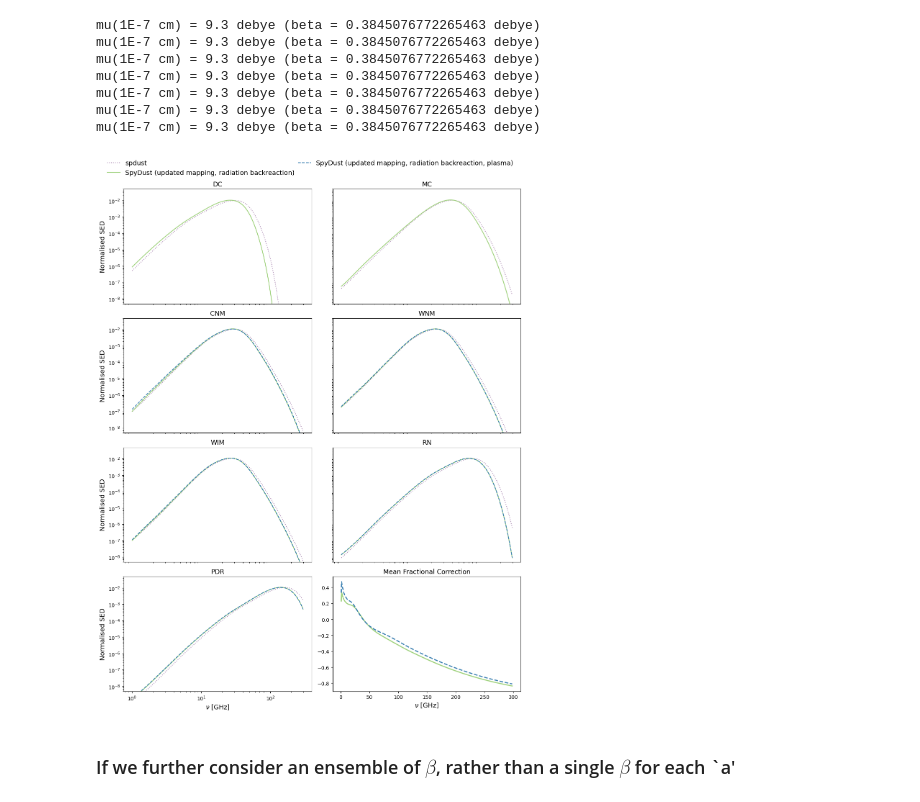
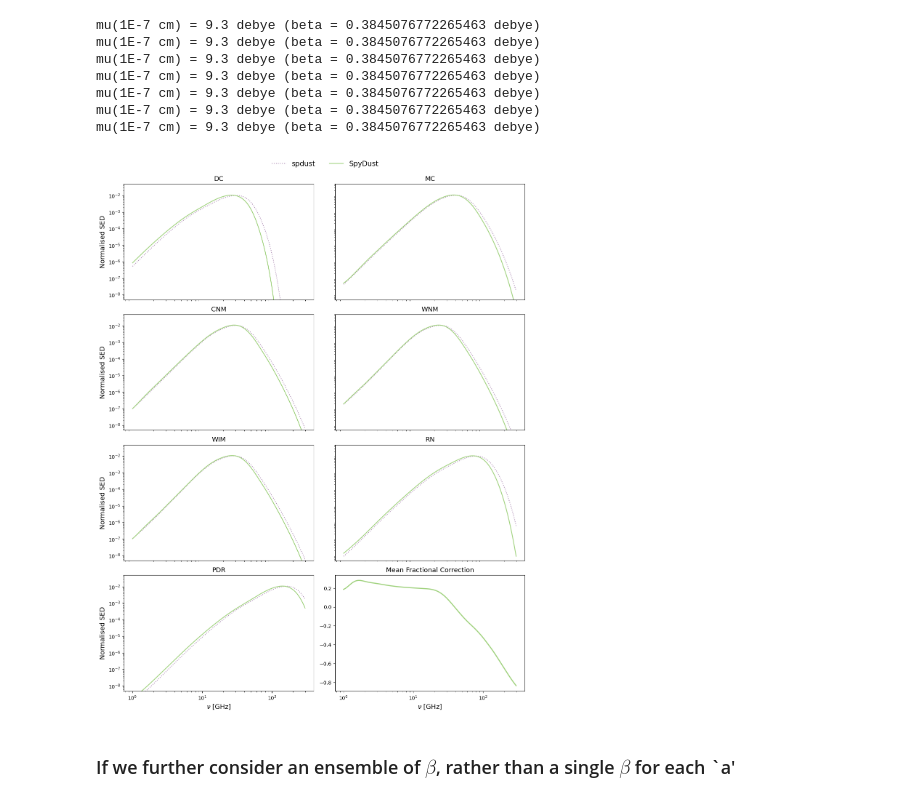
Before and after one commit to zzhang0123/SpyDust, a Jupyter notebook: notebooks/SpDust_vs_SpyDust.ipynb, the cells around one changed output. Saved outputs shown, nothing was run; the diff lists cells and outputs as text; code cells hidden in the pictures.

```diff
--- a/notebooks/SpDust_vs_SpyDust.ipynb
+++ b/notebooks/SpDust_vs_SpyDust.ipynb
@@ -301,10 +319,10 @@ Spy_SED_new_plasma_list = []
 SPD_SED_list = []
 
 for env in env_list:
-    Spy_SED_old_plasma = SpyDust(env, min_freq=min_freq, max_freq=max_freq, n_freq=n_freq, single_beta=True, spdust_plasma=True)
+    #Spy_SED_old_plasma = SpyDust(env, min_freq=min_freq, max_freq=max_freq, n_freq=n_freq, single_beta=True, spdust_plasma=True)
     Spy_SED_new_plasma = SpyDust(env, min_freq=min_freq, max_freq=max_freq, n_freq=n_freq, single_beta=True, spdust_plasma=False)
     SPD_SED = SPDUST(env, min_freq = min_freq, max_freq=max_freq, n_freq=n_freq)
-    Spy_SED_old_plasma_list.append(Spy_SED_old_plasma)
+    #Spy_SED_old_plasma_list.append(Spy_SED_old_plasma)
     Spy_SED_new_plasma_list.append(Spy_SED_new_plasma)
     SPD_SED_list.append(SPD_SED)
 # %% [output]
@@ -316,15 +334,15 @@ mu(1E-7 cm) = 9.3 debye (beta = 0.3845076772265463 debye)
 mu(1E-7 cm) = 9.3 debye (beta = 0.3845076772265463 debye)
 mu(1E-7 cm) = 9.3 debye (beta = 0.3845076772265463 debye)
 # %%
-frectional_diff_list_old_plasma = [ (Spy_SED_old_plasma_list[i+1][1,:]/np.sum(Spy_SED_old_plasma_list[i+1][1,:]))/(SPD_SED_list[i+1][1,:]/np.sum(SPD_SED_list[i+1][1,:])) - 1
+#fractional_diff_list_old_plasma = [ (Spy_SED_old_plasma_list[i+1][1,:]/np.sum(Spy_SED_old_plasma_list[i+1][1,:]))/(SPD_SED_list[i+1][1,:]/np.sum(SPD_SED_list[i+1][1,:])) - 1
+#                                   for i in range(len(env_list)-1)]
+#fractional_diff_old_plasma_average = np.mean(np.array(frectional_diff_list_old_plasma), axis=0)
+
+# We avoid the DC environment, because the SED from spdust is numerical 0 at highest frequencies - this causes the fractional difference to be infinite
+fractional_diff_list_new_plasma = [ (Spy_SED_new_plasma_list[i+1][1,:]/np.sum(Spy_SED_new_plasma_list[i+1][1,:]))/(SPD_SED_list[i+1][1,:]/np.sum(SPD_SED_list[i+1][1,:])) - 1
                                    for i in range(len(env_list)-1)]
-# We avoid the DC environment, because the SED from spdust is numerical 0 at highest frequencies - this causes the fractional difference to be infinite
-frectional_diff_old_plasma_average = np.mean(np.array(frectional_diff_list_old_plasma), axis=0)
-
-frectional_diff_list_new_plasma = [ (Spy_SED_new_plasma_list[i+2][1,:]/np.sum(Spy_SED_new_plasma_list[i+2][1,:]))/(SPD_SED_list[i+2][1,:]/np.sum(SPD_SED_list[i+2][1,:])) - 1
-                                   for i in range(len(env_list)-2)]
 # We avoid the DC and MC environments, because grains in those environments are assumed not tumbling; so the plasma drag correction is not applied
-frectional_diff_new_plasma_average = np.mean(np.array(frectional_diff_list_new_plasma), axis=0)
+fractional_diff_new_plasma_average = np.mean(np.array(fractional_diff_list_new_plasma), axis=0)
 # %%
 # Create a figure with a 3x3 grid
 fig = plt.figure(figsize=(12, 15))
@@ -337,9 +355,9 @@ gs = fig.add_gridspec(4, 2)
 
 # Create a dummy plot for the legend
 #lines = []
-#labels = ["Original spdust", "Updated mapping, radiation backreaction", "Updated mapping, radiation backreaction, plasma"]
-#linestyles = [':', '-', '--']
-#colors = [spdust_color2, spy_color1, spy_color2]
+labels = ["spdust", "SpyDust"]
+linestyles = [':', '-', '--']
+colors = [spdust_color2, spy_color1, spy_color2]
 #for i in range(3):
 #    line, = main_ax.plot([], [], ls=linestyles[i], label=labels[i], color=colors[i])  # Dummy lines for legend
 #    lines.append(line)
@@ -357,16 +375,16 @@ positions = [
 ]
 
 def plot_updated_SED(env_ind, ax, title, plot_xlabel=False, plot_ylabel=False, plot_plasma=True):
-    Spy_SED_old_plasma = Spy_SED_old_plasma_list[env_ind]
+    #Spy_SED_old_plasma = Spy_SED_old_plasma_list[env_ind]
     Spy_SED_new_plasma = Spy_SED_new_plasma_list[env_ind]
     SPD_SED = SPD_SED_list[env_ind]
 
-    ax.loglog(SPD_SED[0,:], SPD_SED[1,:]/np.sum(SPD_SED[1,:]), ls=linestyles[0], color=colors[0], label='spdust')
-    ax.loglog(Spy_SED_old_plasma[0,:], Spy_SED_old_plasma[1,:]/np.sum(Spy_SED_old_plasma[1,:]), ls=linestyles[1], color=colors[1],
-              label='SpyDust (updated mapping, radiation backreaction)')
+    ax.loglog(SPD_SED[0,:], SPD_SED[1,:]/np.sum(SPD_SED[1,:]), ls=linestyles[0], color=colors[0], label=labels[0])
+    #ax.loglog(Spy_SED_old_plasma[0,:], Spy_SED_old_plasma[1,:]/np.sum(Spy_SED_old_plasma[1,:]), ls=linestyles[1], color=colors[1],
+    #          label='SpyDust (updated mapping, radiation backreaction)')
     if plot_plasma:
-        ax.loglog(Spy_SED_new_plasma[0,:], Spy_SED_new_plasma[1,:]/np.sum(Spy_SED_new_plasma[1,:]), ls=linestyles[2], color=colors[2],
-                  label='SpyDust (updated mapping, radiation backreaction, plasma)')
+        ax.loglog(Spy_SED_new_plasma[0,:], Spy_SED_new_plasma[1,:]/np.sum(Spy_SED_new_plasma[1,:]), ls=linestyles[1], color=colors[1],
+                  label=labels[1])
     if plot_xlabel:
         ax.set_xlabel(r'$\nu$ [GHz]', fontsize=13)
     else:
@@ -380,50 +398,52 @@ def plot_updated_SED(env_ind, ax, title, plot_xlabel=False, plot_ylabel=False, p
 
     ax.set_title(title, fontsize=13)
     ax.set_ylim(5e-9, 5e-2)
+    #ax.set_xlim(0.9, 255)
 
 # Plot data on each of the 7 subplots
 for i, pos in enumerate(positions):
     ax = fig.add_subplot(gs[pos[0], pos[1]])
     plot_xl, plot_yl, plot_pl = False, False, True
-    if i in [0, 1]:
-        plot_pl = False
+    #if i in [0, 1]:
+    #    plot_pl = False
     if i in [0, 2, 4, 6]:
         plot_yl = True
     if i in [6]:
         plot_xl = True
     plot_updated_SED(i, ax, ISM_list[i], plot_xlabel=plot_xl, plot_ylabel=plot_yl, plot_plasma=plot_pl)
 
 
 # Get handles and labels from the specific subplot (ax1)
 handles, labels = ax.get_legend_handles_labels()
 
 # Create a figure-level legend using only the handles and labels from ax1
 fig.legend(handles, labels,
            loc='upper center',
            ncol=2,
-           columnspacing=0.5,
-           bbox_to_anchor=(0.5, 1.04),
+           columnspacing=2,
+           bbox_to_anchor=(0.53, 1.03),
            frameon=False,
-           fontsize=13
+           fontsize=14
            )
 
 ax = fig.add_subplot(gs[3, 1])
 #plot the fractional corrections
-ax.plot(SPD_SED[0,:], frectional_diff_old_plasma_average, ls=linestyles[1], color=colors[1], lw=2)
-ax.plot(SPD_SED[0,:], frectional_diff_new_plasma_average, ls=linestyles[2], color=colors[2], lw=2)
+#ax.plot(SPD_SED[0,:], frectional_diff_old_plasma_average, ls=linestyles[1], color=colors[1], lw=2)
+ax.plot(SPD_SED[0,:], fractional_diff_new_plasma_average, ls=linestyles[1], color=colors[1], lw=2)
+ax.set_xscale('log')
 ax.set_xlabel(r'$\nu$ [GHz]', fontsize=13)
 ax.set_title('Mean Fractional Correction', fontsize=13)
 
 
 
 plt.tight_layout()
 plt.savefig('figures/updated_SED_comparison.pdf', bbox_inches='tight')
 #plt.xlabel(r'$\nu$ [GHz]')
 #plt.title('Normalised SED')
 #plt.xlim(1, 200)
 #plt.legend()
 # %% [output]
-[figure, old version]
+[figure, new version]
 # %% [markdown]
 ### If we further consider an ensemble of $\beta$, rather than a single $\beta$ for each `a'
 # %%
```
Also changed, not shown: parts of 4 cells of this notebook, 15 other files.
